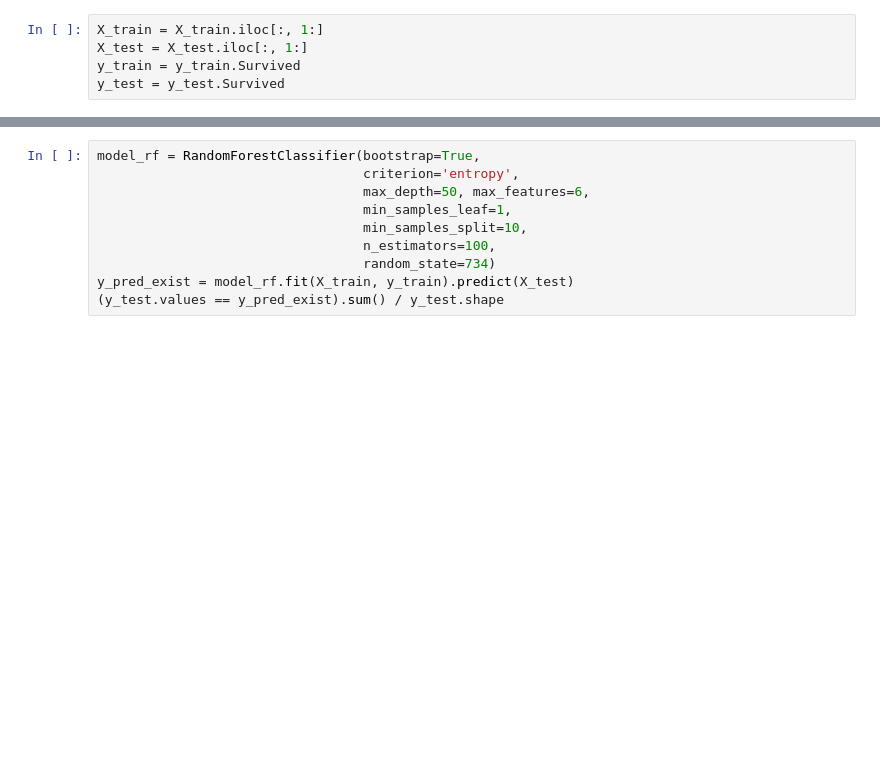
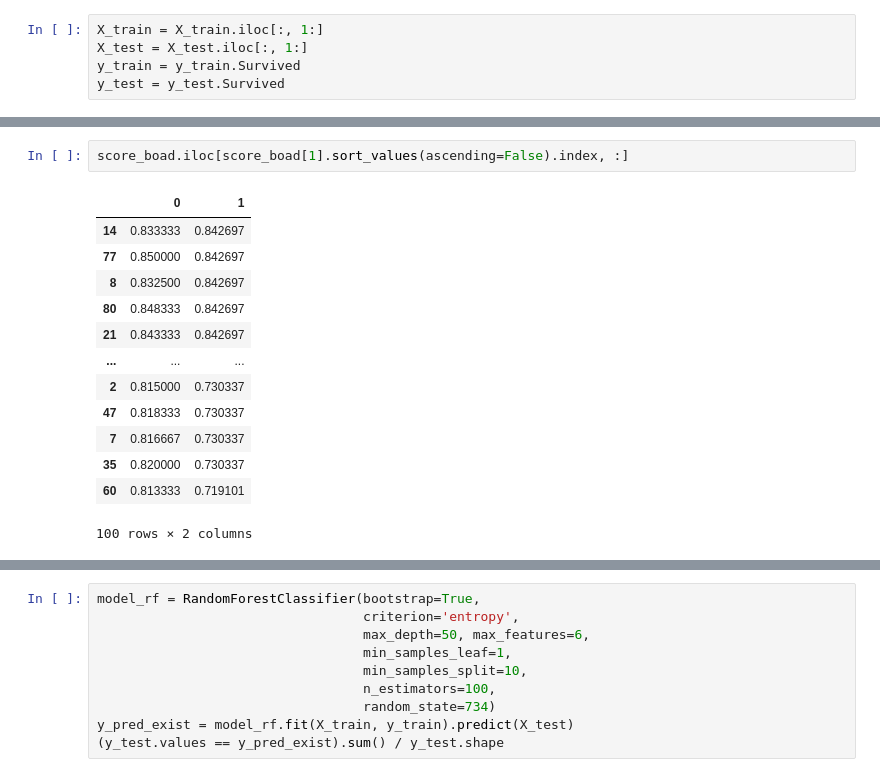
Before and after one commit to darooty/TIL, a Jupyter notebook: Model Tuning/Optuna/Untitled.ipynb, the cells around one changed output, grey strips where cells are left out. Drawn from its saved outputs; the diff is of its cells as text; blank space fills up the shorter version.

```diff
--- a/Model Tuning/Optuna/Untitled.ipynb
+++ b/Model Tuning/Optuna/Untitled.ipynb
@@ -58 +95,17 @@ score: 0.8346664127467784
 ... (188 outputs left out)
+# %%
+score_boad.iloc[score_boad[1].sort_values(ascending=False).index, :]
+# %% [output]
+|  | 0 | 1 |
+| 14 | 0.833333 | 0.842697 |
+| 77 | 0.850000 | 0.842697 |
+| 8 | 0.832500 | 0.842697 |
+| 80 | 0.848333 | 0.842697 |
+| 21 | 0.843333 | 0.842697 |
+| ... | ... | ... |
+| 2 | 0.815000 | 0.730337 |
+| 47 | 0.818333 | 0.730337 |
+| 7 | 0.816667 | 0.730337 |
+| 35 | 0.820000 | 0.730337 |
+| 60 | 0.813333 | 0.719101 |
+100 rows × 2 columns
```
Also changed, not shown: parts of 13 cells of this notebook.
